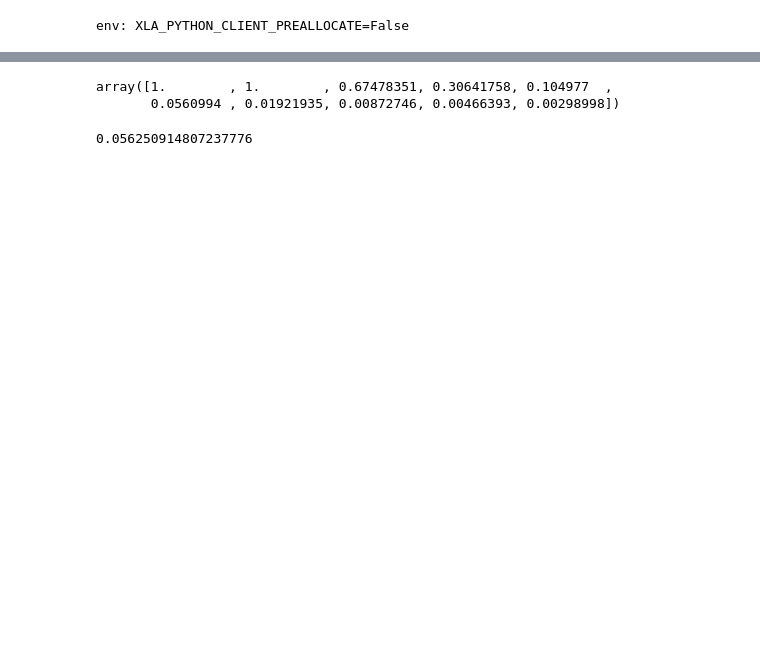
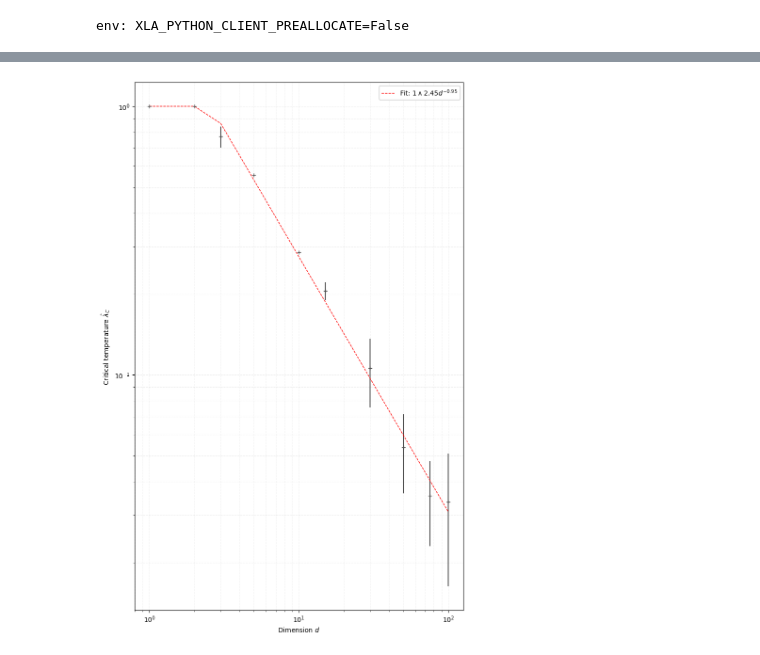
Before and after one commit to ylefay/adaptive_smc_tempering, a Jupyter notebook: adaptive_smc/experiments_bis/pCN/pCN_IMH_frontier/Untitled.ipynb, the cells around one changed output, grey strips where cells are left out. Saved outputs shown, nothing was run; the diff lists cells and outputs as text; code cells hidden in the pictures; blank space fills up the shorter version.

```diff
--- a/adaptive_smc/experiments_bis/pCN/pCN_IMH_frontier/Untitled.ipynb
+++ b/adaptive_smc/experiments_bis/pCN/pCN_IMH_frontier/Untitled.ipynb
@@ -115,9 +117,62 @@ plt.legend()
-# %%
-np.concatenate([np.array((len(my_dims)-len(filtered_dims))*[1]), regression_line])
-# %% [output]
-array([1.        , 1.        , 0.67478351, 0.30641758, 0.104977  ,
-       0.0560994 , 0.01921935, 0.00872746, 0.00466393, 0.00298998])
-# %%
-std_err
-# %% [output]
-0.056250914807237776
+# %%
+import matplotlib.pyplot as plt
+import numpy as np
+import scipy.stats as stats
+
+# Color scheme matching previous plots
+colors = {
+    'data': '#505050',      # Dark gray
+    'fit': '#D55E00',       # Vermillion
+    'error': '#505050'      # Medium gray for error bars
+}
+fig = plt.subplots(figsize=(8, 12))
+# Calculate statistics
+mean_critical_temperatures = critical_temperatures.mean(axis=-1)
+log_mean_critical_temperatures = np.log(mean_critical_temperatures)
+
+# Filter and perform regression
+mask = (log_mean_critical_temperatures < 0)
+filtered_log_temperatures = log_mean_critical_temperatures[mask]
+filtered_dims = my_dims[mask]
+filtered_log_dims = np.log(filtered_dims)
+
+slope, intercept, r_value, p_value, std_err = stats.linregress(filtered_log_dims, filtered_log_temperatures)
+regression_line = np.exp(intercept) * filtered_dims**slope
+filled_regression_line = np.concatenate([np.array((len(my_dims)-len(filtered_dims))*[1]), regression_line])
+
+# Main data plot with error bars
+plt.errorbar(my_dims, mean_critical_temperatures,
+             yerr=critical_temperatures.std(axis=-1),
+             fmt='+',
+             color=colors['data'],
+             elinewidth=1.5,)
+
+# Regression line
+regression_plot = plt.loglog(my_dims, filled_regression_line,
+                            color='red',
+                            linewidth=1,
+                            linestyle='--',
+                            marker='',
+                            label=rf'Fit: $1\wedge {np.exp(intercept):.2f}d^{{{slope:.2f}}}$')
+
+# Highlight the fitted region
+# plt.fill_between(filtered_dims,
+#                regression_line * 0.9,
+#                regression_line * 1.1,
+#                color=colors['fit'],
+#                alpha=0.1,
+#                label='Fitted region')
+
+# Formatting
+plt.xlabel(r'Dimension $d$')
+plt.ylabel(r'Critical temperature $\hat{\lambda}_C$')
+plt.grid(True, which="both", linestyle='--', alpha=0.2)
+plt.legend(framealpha=1, loc='best')
+
+plt.tight_layout()
+plt.savefig(DIR + "critical_temperature_scaling.pdf",
+           dpi=300,
+           bbox_inches='tight',
+           format='pdf')
+# %% [output]
+[figure, added]
```
Also changed, not shown: parts of 12 cells of this notebook, 7 other files.
